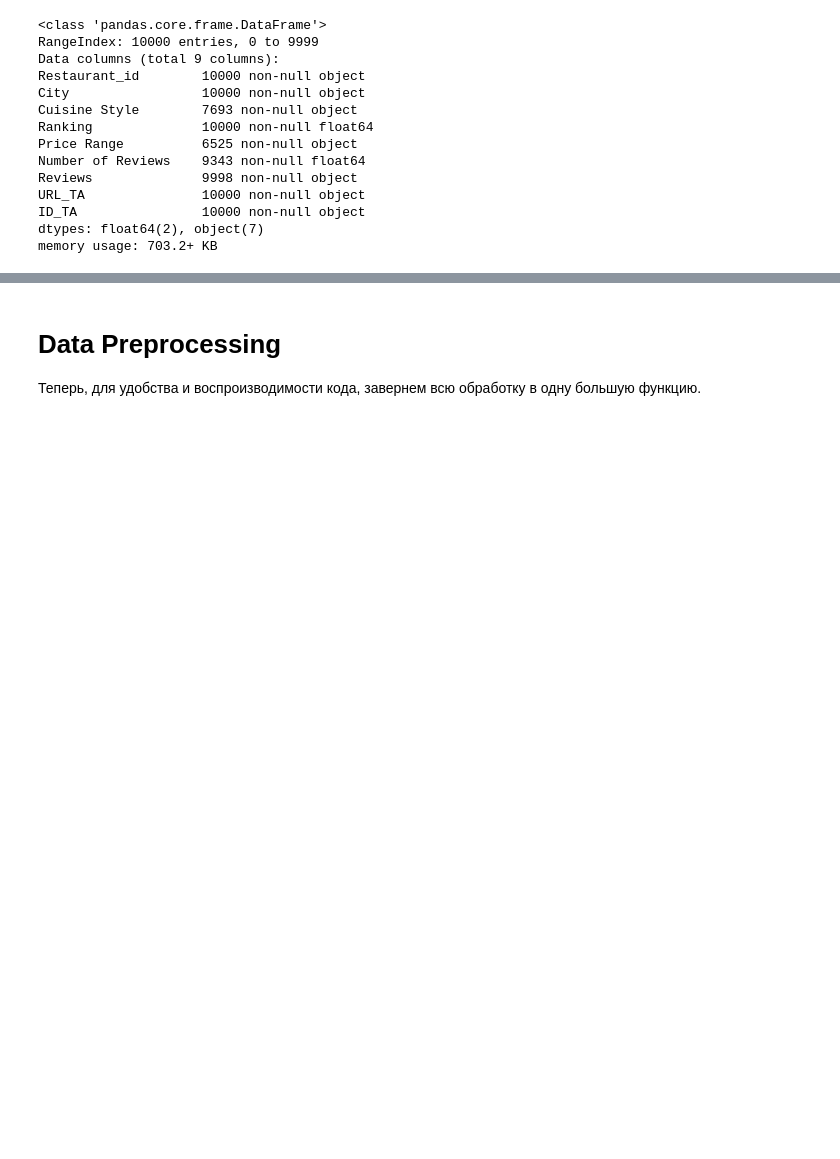
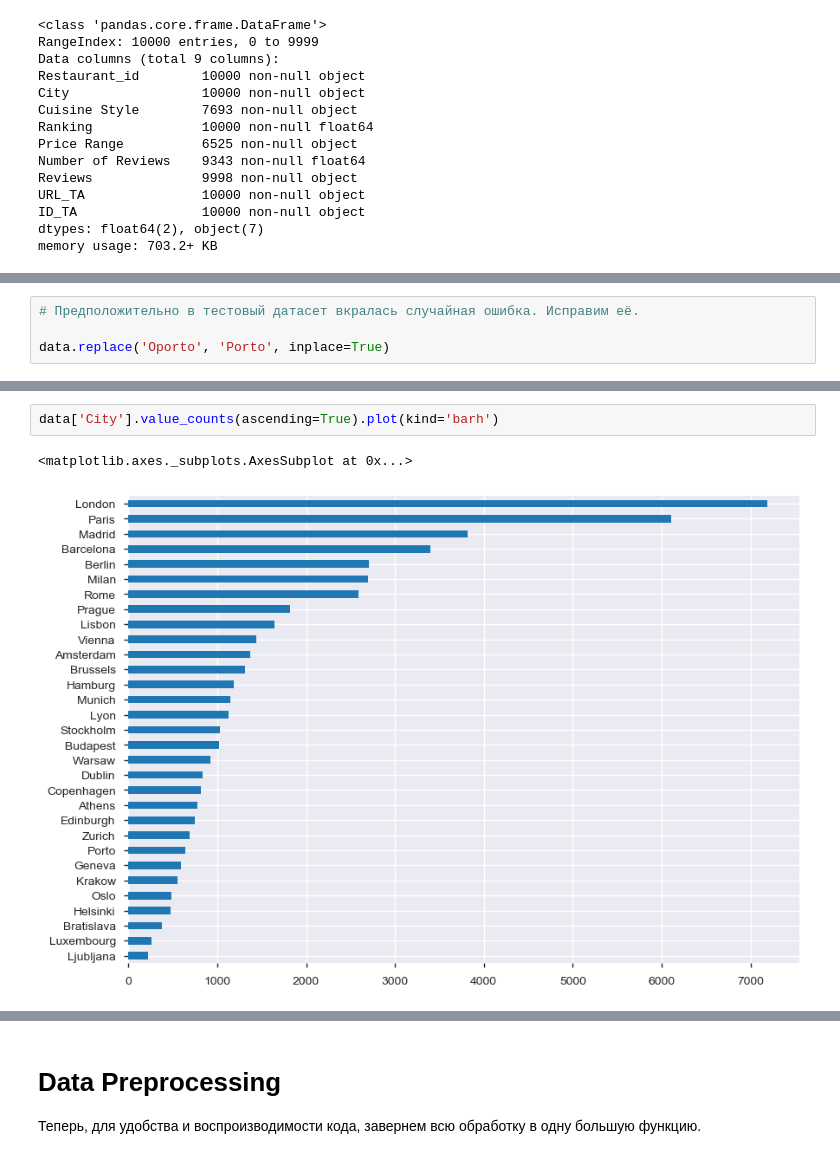
Before and after one commit to Ya-Andy/Project_3, a Jupyter notebook: sf-tripadvisor-rating.ipynb, the cells around one changed output, grey strips where cells are left out. Saved outputs shown, nothing was run; the diff lists cells and outputs as text; blank space fills up the shorter version.

```diff
--- a/sf-tripadvisor-rating.ipynb
+++ b/sf-tripadvisor-rating.ipynb
@@ -162,0 +331,4 @@ data = df_test.append(df_train, sort=False).reset_index(drop=True) # объед
+# %%
+# Предположительно в тестовый датасет вкралась случайная ошибка. Исправим её.
+
+data.replace('Oporto', 'Porto', inplace=True)
@@ -170,0 +370,5 @@ df_train['Ranking'].hist(bins=100)
+# %%
+data['City'].value_counts(ascending=True).plot(kind='barh')
+# %% [output]
+<matplotlib.axes._subplots.AxesSubplot at 0x...>
+[figure, added]
```
Also changed, not shown: parts of 103 cells of this notebook, 3 other files.
